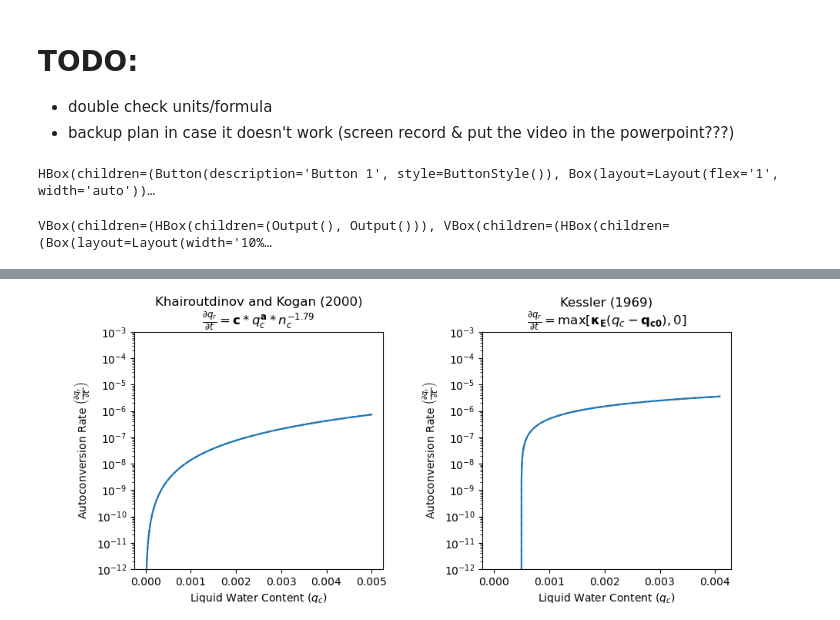
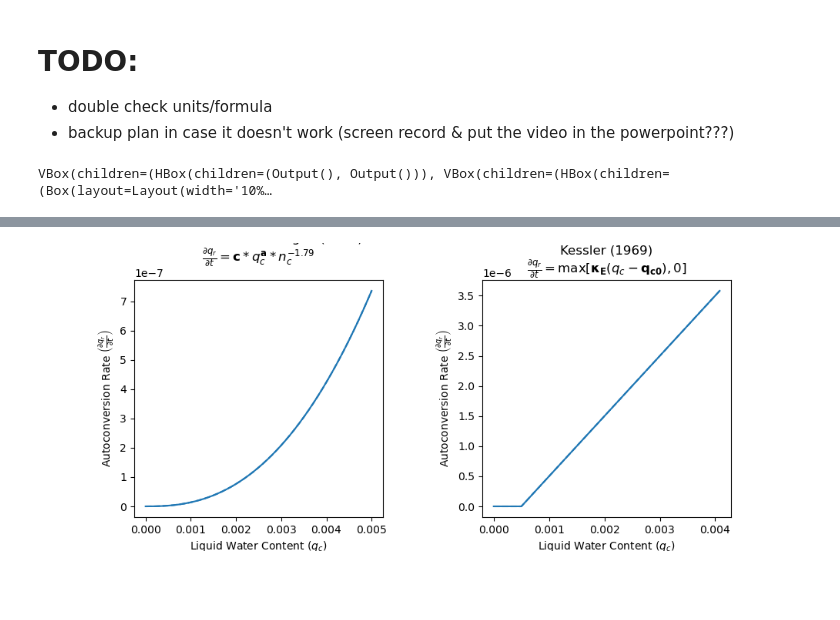
Before and after one commit to jacnugent/autocon-teaching-demo, a Jupyter notebook: parameter_dependencies.ipynb, the cells around one changed output, grey strips where cells are left out. Cells and saved outputs as stored; diff of their text form; code cells hidden in the pictures; blank space fills up the shorter version.

Commit message:
Updated demo notebook plots

```diff
--- a/parameter_dependencies.ipynb
+++ b/parameter_dependencies.ipynb
@@ -37,18 +37,6 @@ def kk2000(qc, c=1350, a=2.47, b=-1.79):
     nc = 100
 
     return c*(qc**a)*(nc**b)
-# %%
-import ipywidgets as widgets
-from IPython.display import display
-
-button1 = widgets.Button(description="Button 1")
-spacer = widgets.Box(layout=widgets.Layout(width='auto', flex='1')) # Creates an expanding spacer
-button2 = widgets.Button(description="Button 2")
-
-hbox = widgets.HBox([button1, spacer, button2])
-display(hbox)
-# %% [output]
-HBox(children=(Button(description='Button 1', style=ButtonStyle()), Box(layout=Layout(flex='1', width='auto'))…
 # %%
 from ipywidgets import *
 
@@ -72,9 +60,9 @@ with out_kk2000:
     ax1.set_title("Khairoutdinov and Kogan (2000)\n" + r"$\frac{\partial q_r}{\partial t} = {\bf{c}}*q_c^{\bf{a}}*n_c^{-1.79}$")
     ax1.set_ylabel(r"Autoconversion Rate $\left(\frac{\partial q_r}{\partial t}\right)$")# [kg m$^{-3}$ s$^{-1}$]")
     ax1.set_xlabel("Liquid Water Content ($q_c$)")# [kg/m$^3$]")
-    ax1.set_yscale("log")
-    ax1.set_ylim(1e-12, 1e-3)
-    # ax1.ticklabel_format(style='sci', axis='x', scilimits=(0,0))
+    # ax1.set_yscale("log")
+    # ax1.set_ylim(1e-12, 1e-3)
+    # ax1.ticklabel_format(style='sci', axis='y', scilimits=(0,0))
 
 with out_kessler:
     ax2.plot(qc_kgkg, kessler(qc_kgkg, ke=ke_df, qc0=qc0_df))
@@ -82,13 +70,13 @@ with out_kessler:
     ax2.set_title("Kessler (1969)\n" + r"$\frac{\partial q_r}{\partial t} = \text{max}\left[{\bf{\kappa_E}}\left(q_c-{\bf{q_{c0}}}\right), 0\right]$")
     ax2.set_ylabel(r"Autoconversion Rate $\left(\frac{\partial q_r}{\partial t}\right)$")# [kg kg$^{-1}$ s$^{-1}$]")
     ax2.set_xlabel("Liquid Water Content ($q_c$)")# [kg/kg]")
-    ax2.set_yscale("log")
-    ax2.set_ylim(1e-12, 1e-3)
-    # ax2.ticklabel_format(style='sci', axis='x', scilimits=(0,0))
+    # ax2.set_yscale("log")
+    # ax2.set_ylim(1e-12, 1e-3)
+    # ax2.ticklabel_format(style='sci', axis='y', scilimits=(0,0))
 
 
 
-a_slider = widgets.FloatSlider(value=a_df, min=0, max=4, step=0.005,
+a_slider = widgets.FloatSlider(value=a_df, min=0.005, max=4, step=0.005,
                                 description=r'$\bf{a}$', continuous_update=True, readout_format='.2f')
 c_slider = widgets.FloatSlider(value=c_df, min=10, max=c_df*10, step=1,
                                 description=r'$\bf{c}$', continuous_update=True, readout_format='.0f')
@@ -96,37 +84,37 @@ ke_slider = widgets.FloatSlider(value=ke_df, min=0.0001, max=0.1, step=0.00005,
                                 description=r'$\bf{\kappa_E}$', continuous_update=True, readout_format='.5f')
 qc0_slider = widgets.FloatSlider(value=qc0_df, min=0, max=2e-3, step=1e-5,
                                 description=r'$\bf{q_{c0}}$', continuous_update=True, readout_format='.4f')
 spacer1 = widgets.Box(layout=widgets.Layout(width='10%'))
 spacer2 = widgets.Box(layout=widgets.Layout(width='15%'))
 
 
 def update(a, c, ke, qc0):
     line1.set_ydata(kk2000(qc_kgm3, a=a, c=c))
     line2.set_ydata(kessler(qc_kgkg, qc0=qc0, ke=ke))
-    ax1.relim(); ax1.autoscale_view()
-    ax2.relim(); ax2.autoscale_view()
+    # ax1.relim(); ax1.autoscale_view()
+    # ax2.relim(); ax2.autoscale_view()
     try:
         fig.canvas.draw_idle()
     except Exception:
         fig.canvas.draw()
 
 controls = widgets.VBox([
-    widgets.HBox([spacer, a_slider, spacer2, ke_slider]),
-    widgets.HBox([spacer, c_slider, spacer2, qc0_slider])
+    widgets.HBox([spacer1, a_slider, spacer2, ke_slider]),
+    widgets.HBox([spacer1, c_slider, spacer2, qc0_slider])
 ])
 
 out = widgets.interactive_output(update, {
     'a': a_slider, 'c': c_slider,
     'qc0': qc0_slider, 'ke': ke_slider
 })
 
 figures_box = widgets.HBox([out_kk2000, out_kessler], spacing=10)
 ui = widgets.VBox([figures_box, controls])
 display(ui)
 display(out)
 # %% [output]
 VBox(children=(HBox(children=(Output(), Output())), VBox(children=(HBox(children=(Box(layout=Layout(width='10%…
 [interactive output not drawn]
-[figure, old version]
+[figure, new version]
 # %%
 plt.close()
```
